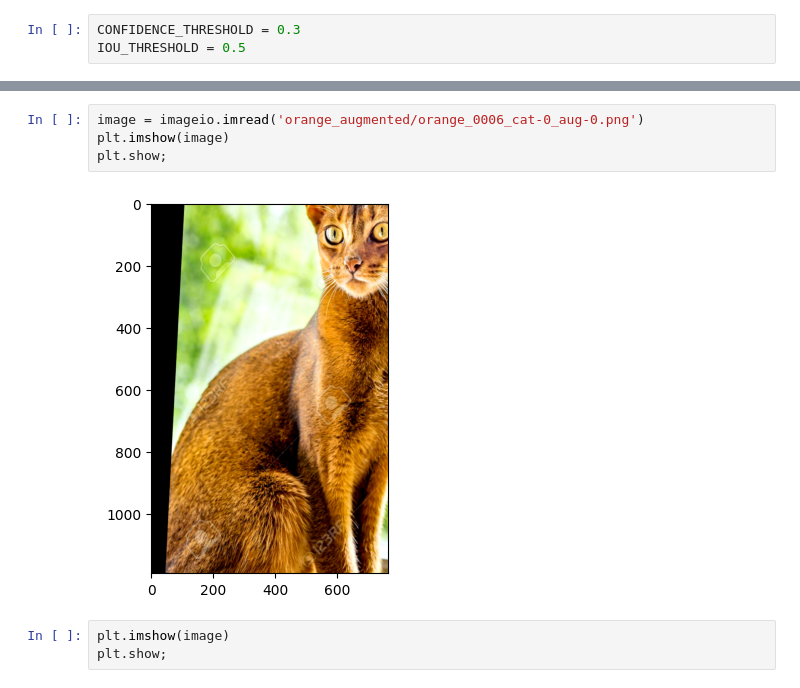
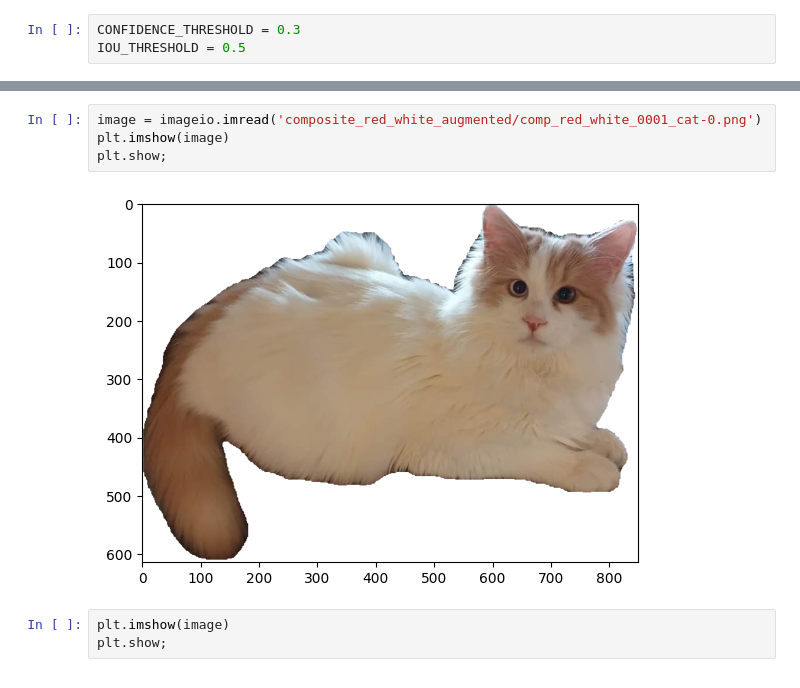
Before and after one commit to pcashman21/feral-cat-census, a Jupyter notebook: notebooks/augment_segmented_images.ipynb, the cells around one changed output, grey strips where cells are left out. Saved outputs shown, nothing was run; the diff lists cells and outputs as text.

Commit message:
augment_png finally creates the right number of augmented images with transparent backgrounds, plus transparent originals.

```diff
--- a/notebooks/augment_segmented_images.ipynb
+++ b/notebooks/augment_segmented_images.ipynb
@@ -273,9 +185,9 @@ Archive:  composite_red_white_segmented.zip
 # %%
-image = imageio.imread('orange_augmented/orange_0006_cat-0_aug-0.png')
+image = imageio.imread('composite_red_white_augmented/comp_red_white_0001_cat-0.png')
 plt.imshow(image)
 plt.show;
 # %% [output]
-[figure, old version]
+[figure, new version]
 # %%
 plt.imshow(image)
 plt.show;
```
Also changed, not shown: parts of 6 cells of this notebook.
